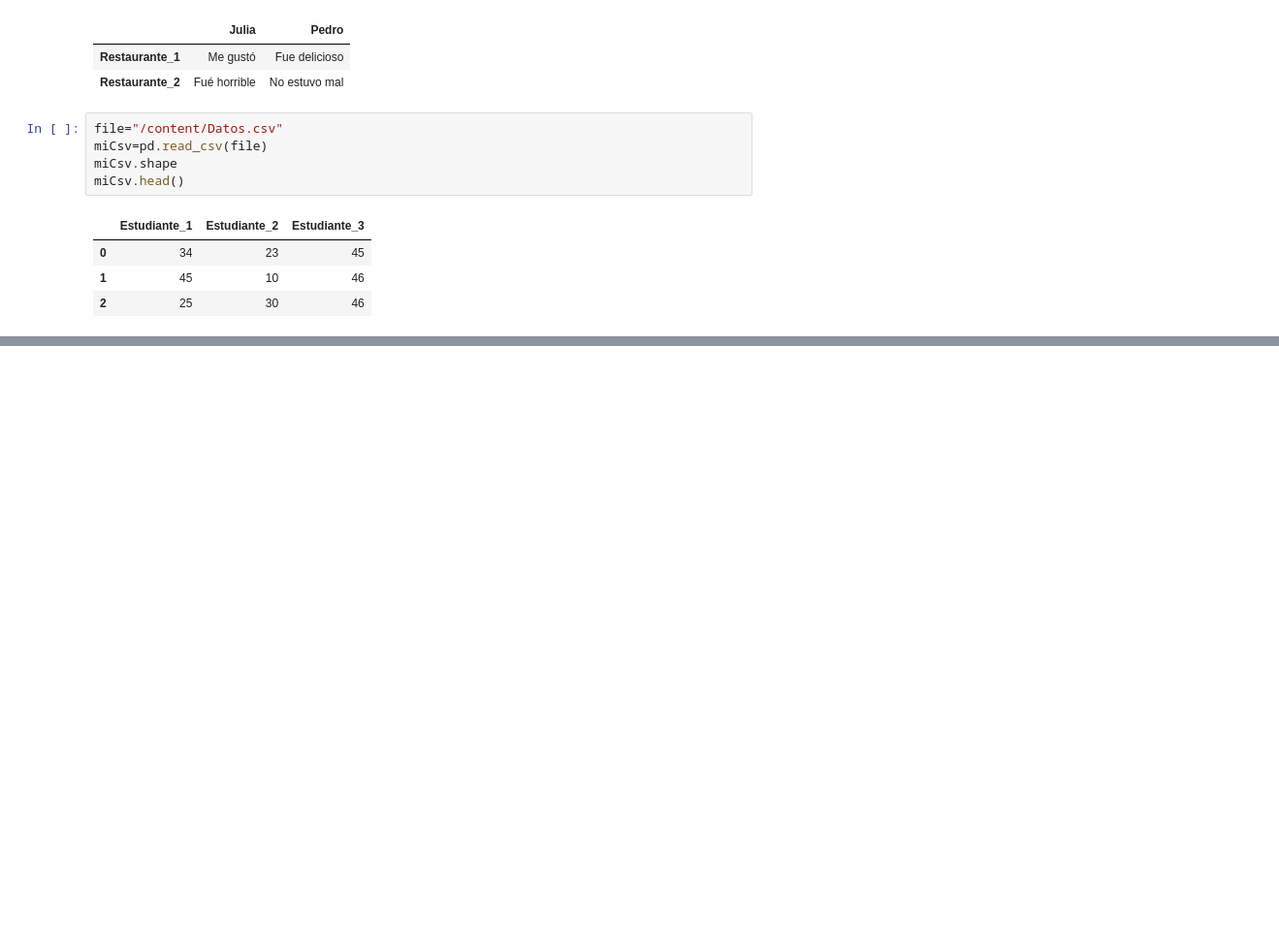
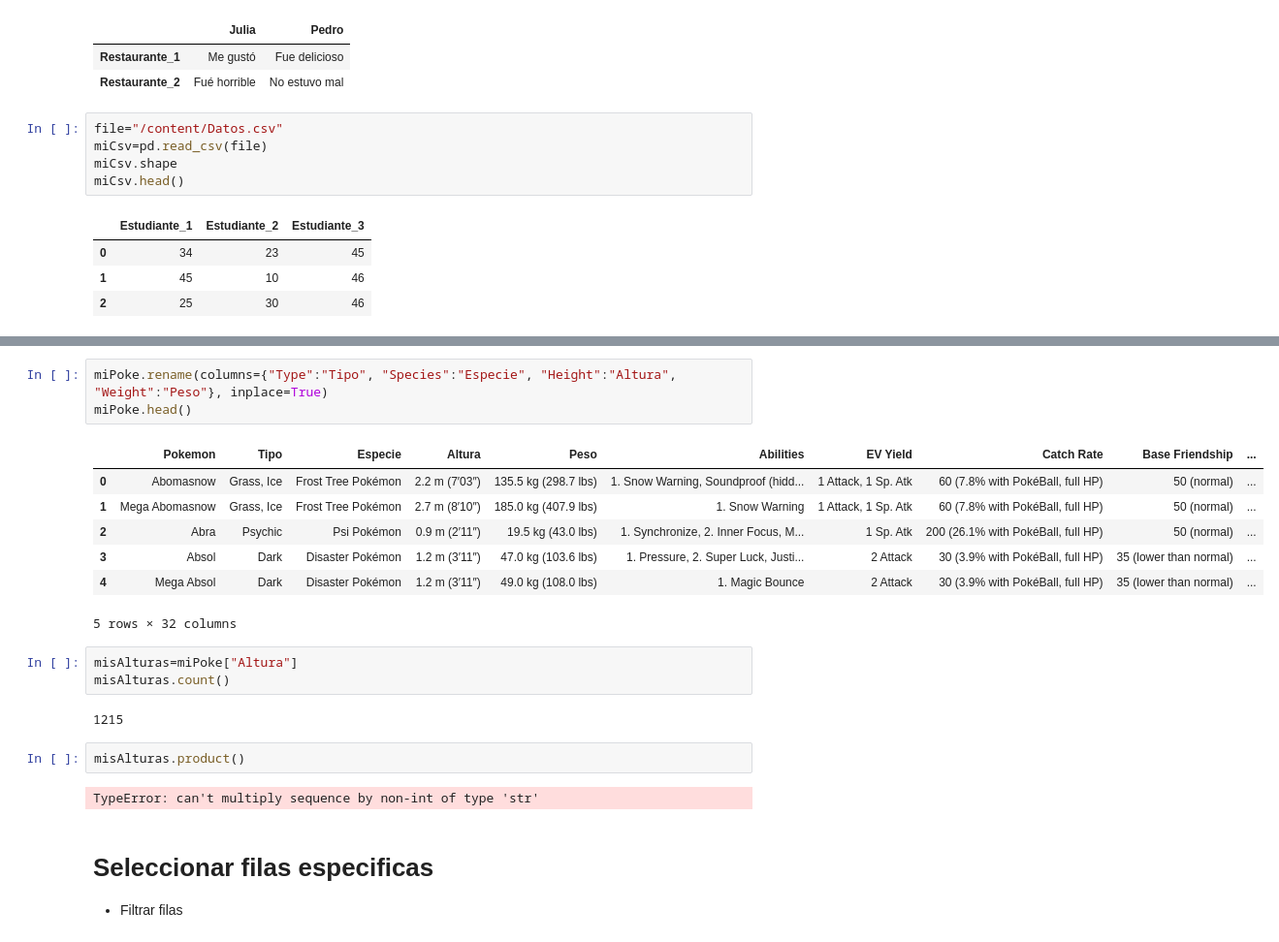
Before and after one commit to Duvs11/CsvFile, a Jupyter notebook: Pandas_Clase2.ipynb, the cells around one changed output, grey strips where cells are left out. Shown at 97% size. Saved outputs shown, nothing was run; the diff lists cells and outputs as text; blank space fills up the shorter version.

```diff
--- a/Pandas_Clase2.ipynb
+++ b/Pandas_Clase2.ipynb
@@ -30,0 +57,23 @@ miCsv.head()
+# %%
+miPoke.rename(columns={"Type":"Tipo", "Species":"Especie", "Height":"Altura", "Weight":"Peso"}, inplace=True)
+miPoke.head()
+# %% [output]
+|  | Pokemon | Tipo | Especie | Altura | Peso | Abilities | EV Yield | Catch Rate | Base Friendship | ... |
+| 0 | Abomasnow | Grass, Ice | Frost Tree Pokémon | 2.2 m (7′03″) | 135.5 kg (298.7 lbs) | 1. Snow Warning, Soundproof (hidd... | 1 Attack, 1 Sp. Atk | 60 (7.8% with PokéBall, full HP) | 50 (normal) | ... |
+| 1 | Mega Abomasnow | Grass, Ice | Frost Tree Pokémon | 2.7 m (8′10″) | 185.0 kg (407.9 lbs) | 1. Snow Warning | 1 Attack, 1 Sp. Atk | 60 (7.8% with PokéBall, full HP) | 50 (normal) | ... |
+| 2 | Abra | Psychic | Psi Pokémon | 0.9 m (2′11″) | 19.5 kg (43.0 lbs) | 1. Synchronize, 2. Inner Focus, M... | 1 Sp. Atk | 200 (26.1% with PokéBall, full HP) | 50 (normal) | ... |
+| 3 | Absol | Dark | Disaster Pokémon | 1.2 m (3′11″) | 47.0 kg (103.6 lbs) | 1. Pressure, 2. Super Luck, Justi... | 2 Attack | 30 (3.9% with PokéBall, full HP) | 35 (lower than normal) | ... |
+| 4 | Mega Absol | Dark | Disaster Pokémon | 1.2 m (3′11″) | 49.0 kg (108.0 lbs) | 1. Magic Bounce | 2 Attack | 30 (3.9% with PokéBall, full HP) | 35 (lower than normal) | ... |
+5 rows × 32 columns
+# %%
+misAlturas=miPoke["Altura"]
+misAlturas.count()
+# %% [output]
+1215
+# %%
+misAlturas.product()
+# %% [output]
+TypeError: can't multiply sequence by non-int of type 'str'
+# %% [markdown]
+# Seleccionar filas especificas
+- Filtrar filas
```
Also changed, not shown: parts of 8 cells of this notebook.
